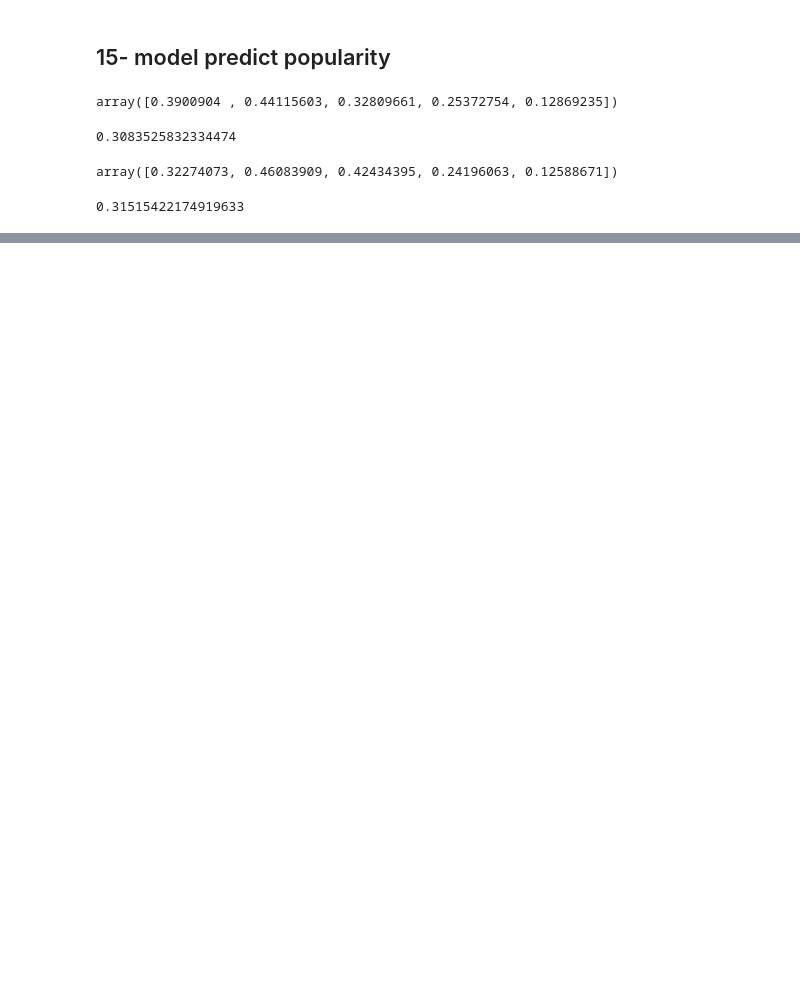
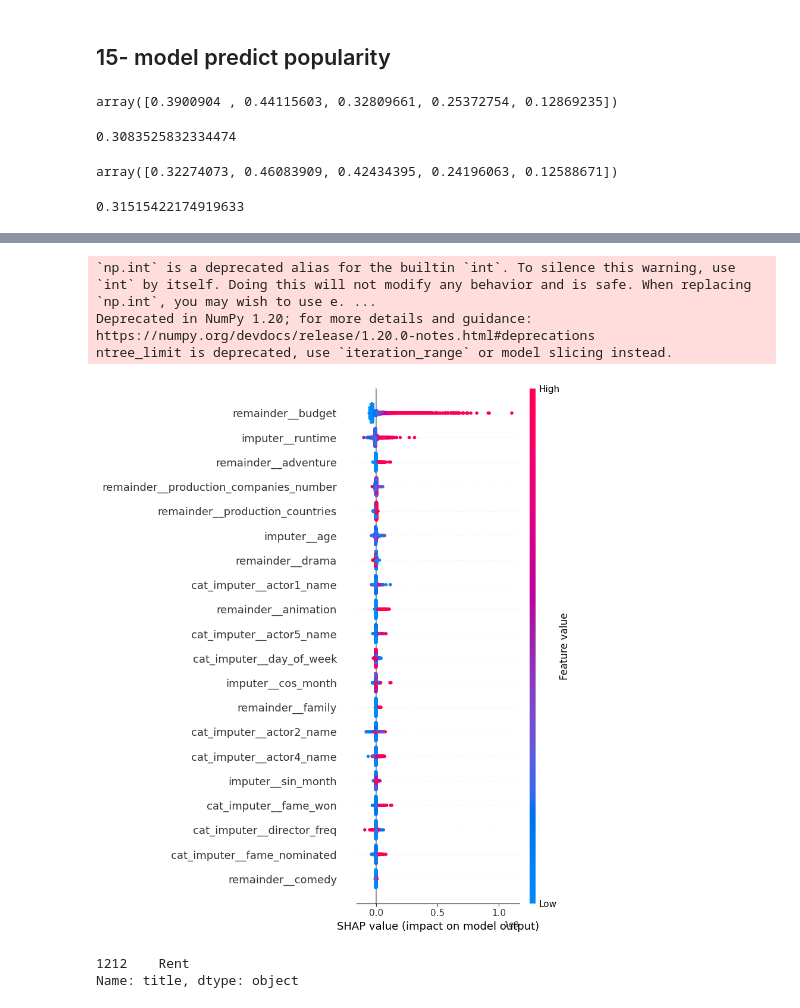
Before and after one commit to scienclick/pde_cap_mrp_zagros, a Jupyter notebook: notebooks/main_notebook.ipynb, the cells around one changed output, grey strips where cells are left out. Drawn from its saved outputs; the diff is of its cells as text; code cells hidden in the pictures; blank space fills up the shorter version.

Commit message:
Shap completed

```diff
--- a/notebooks/main_notebook.ipynb
+++ b/notebooks/main_notebook.ipynb
@@ -414,7 +434,8 @@ msno.matrix(df_nulls) #nulls are np.NaN
 # %% [markdown]
 ## 4- defining X,y  📚
 # %%
-X=df_nulls.drop(columns=["revenue","popularity"])
+X=df_nulls.drop(columns=["id","revenue","popularity"])
+X_with_id=df_nulls.drop(columns=["revenue","popularity"])
 # X=df.drop(columns=["revenue","popularity"])
 y=df[["revenue","popularity"]]
 target_1=y.iloc[:,0]
@@ -1063,0 +1041,3 @@ scores.mean()
+# %%
+filename_m = 'models/finalized_model.sav'
+m=pickle.load(open(filename_m,"rb"))
@@ -1063,0 +1046,3 @@ scores.mean()
+# %%
+m_fit=m.steps[-1][1].steps[0][1].fit(X_processed,target_1)
+m_fit
@@ -1063,0 +1060,22 @@ scores.mean()
+# %%
+explainer = shap.TreeExplainer(m_fit)
+shap_values = explainer.shap_values(X_processed, check_additivity=False)
+np.save('models/shap_values.npy', shap_values) # save
+np.save('models/expected_value.npy', explainer.expected_value) # save
+# %% [output]
+`np.int` is a deprecated alias for the builtin `int`. To silence this warning, use `int` by itself. Doing this will not modify any behavior and is safe. When replacing `np.int`, you may wish to use e. ...
+Deprecated in NumPy 1.20; for more details and guidance: https://numpy.org/devdocs/release/1.20.0-notes.html#deprecations
+ntree_limit is deprecated, use `iteration_range` or model slicing instead.
+# %%
+shap.summary_plot(shap_values,
+                  features=X_processed,
+                  feature_names=X_processed.columns)
+# %% [output]
+[figure, added]
+# %%
+i = 324#titanic
+i = 777
+df_all_details[df_all_details["id"]==X_with_id_processed.iloc[i].remainder__id].title
+# %% [output]
+1212    Rent
+Name: title, dtype: object
```
Also changed, not shown: parts of 29 cells of this notebook, 4 other files.
